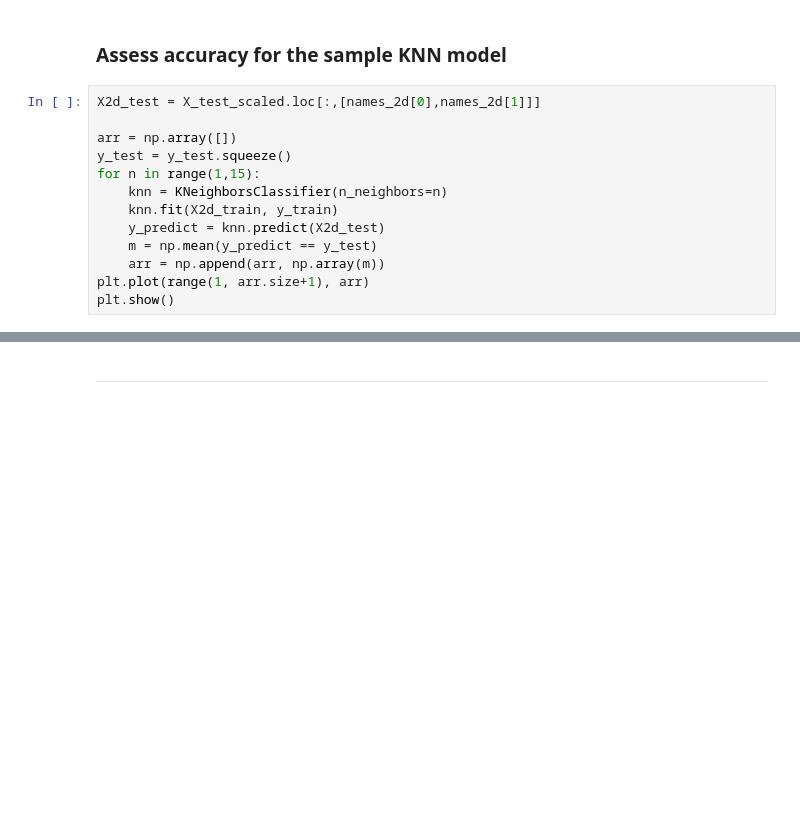
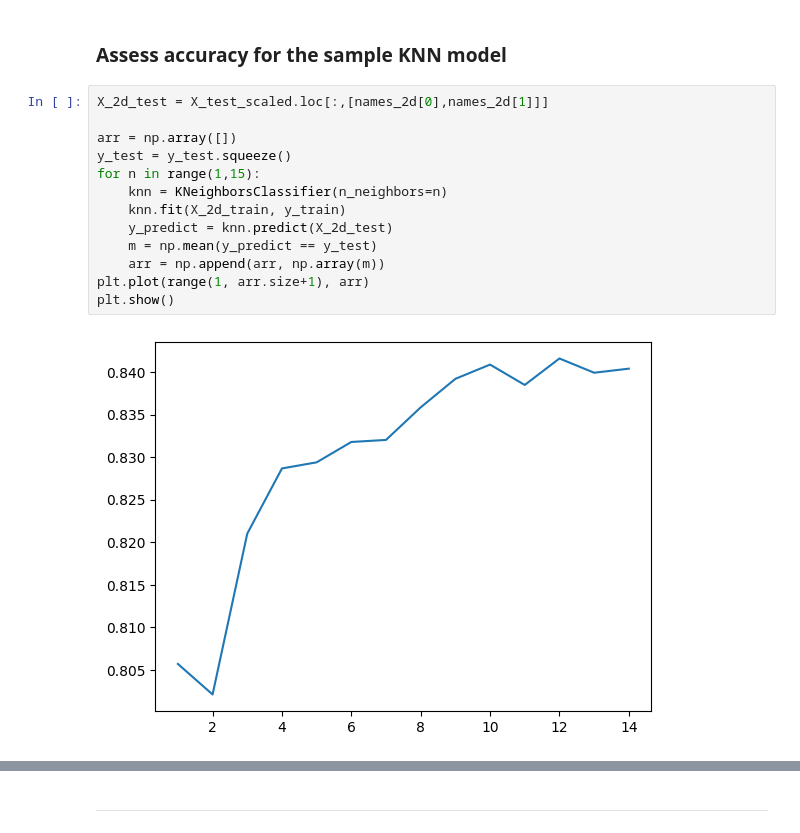
Before and after one commit to ddoggdiggitty/INFS-768-project, a Jupyter notebook: Group Project/Programming/CompiledKNN.ipynb, the cells around one changed output, grey strips where cells are left out. Cells and saved outputs as stored; diff of their text form; blank space fills up the shorter version.

```diff
--- a/Group Project/Programming/CompiledKNN.ipynb
+++ b/Group Project/Programming/CompiledKNN.ipynb
@@ -216,15 +297,17 @@ plt.show()
 # %% [markdown]
 ### Assess accuracy for the sample KNN model
 # %%
-X2d_test = X_test_scaled.loc[:,[names_2d[0],names_2d[1]]]
+X_2d_test = X_test_scaled.loc[:,[names_2d[0],names_2d[1]]]
 
 arr = np.array([])
 y_test = y_test.squeeze()
 for n in range(1,15):
     knn = KNeighborsClassifier(n_neighbors=n)
-    knn.fit(X2d_train, y_train)
-    y_predict = knn.predict(X2d_test)
+    knn.fit(X_2d_train, y_train)
+    y_predict = knn.predict(X_2d_test)
     m = np.mean(y_predict == y_test)
     arr = np.append(arr, np.array(m))
 plt.plot(range(1, arr.size+1), arr)
 plt.show()
+# %% [output]
+[figure, added]
```
Also changed, not shown: parts of 36 cells of this notebook, 5 other files.
